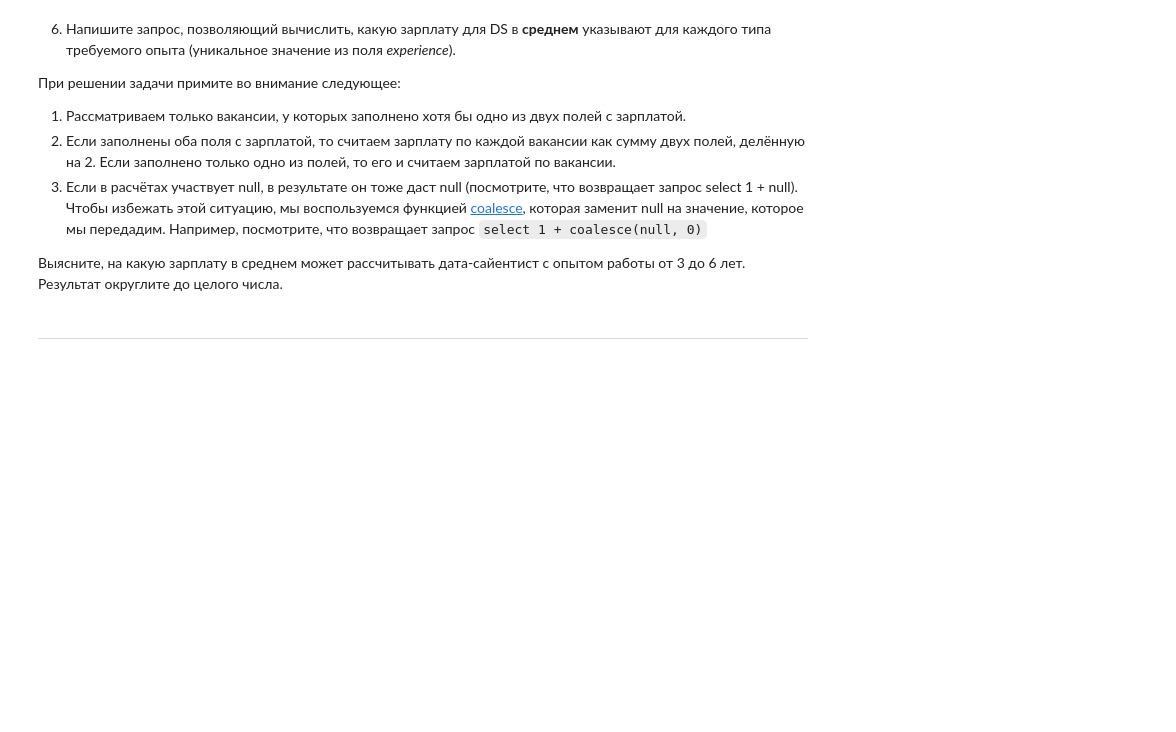
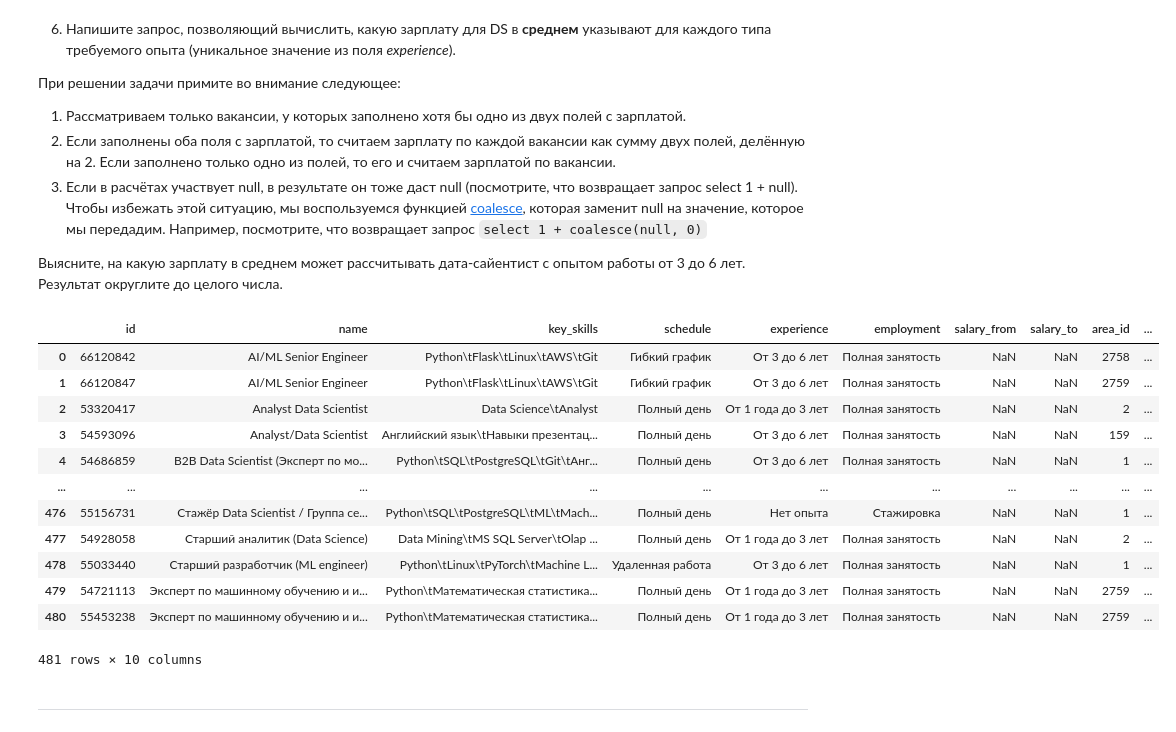
Before and after one commit to YarikKa2/SQL__StudyPrject2, a Jupyter notebook: code/SQL_StudyProject2.ipynb, the cells around one changed output. Cells and saved outputs as stored; diff of their text form; code cells hidden in the pictures; blank space fills up the shorter version.

```diff
--- a/code/SQL_StudyProject2.ipynb
+++ b/code/SQL_StudyProject2.ipynb
@@ -798,7 +768,45 @@ DS_Vacs
 
 Выясните, на какую зарплату в среднем может рассчитывать дата-сайентист с опытом работы от 3 до 6 лет. Результат округлите до целого числа.
 # %%
-# текст запроса
+query_6_6 = '''
+select
+    *
+
+from
+    vacancies v
+
+where
+
+    (
+    (name ILIKE '%data scientist%')
+    OR (name ILIKE '%data science%')
+    OR (name ILIKE '%исследователь данных%')
+    OR ((name ILIKE '%ML%') AND (name NOT ILIKE '%HTML%'))
+    OR (name ILIKE '%machine learning%')
+    OR (name ILIKE '%машинн%обучен%')
+    )
+
+    AND (key_skills IS NOT NULL)
+
+    order by v.name
+'''
+
+DS_Avg_Slry = pd.read_sql_query(query_6_6, connection)
+DS_Avg_Slry
+# %% [output]
+|  | id | name | key_skills | schedule | experience | employment | salary_from | salary_to | area_id | ... |
+| 0 | 66120842 | AI/ML Senior Engineer | Python\tFlask\tLinux\tAWS\tGit | Гибкий график | От 3 до 6 лет | Полная занятость | NaN | NaN | 2758 | ... |
+| 1 | 66120847 | AI/ML Senior Engineer | Python\tFlask\tLinux\tAWS\tGit | Гибкий график | От 3 до 6 лет | Полная занятость | NaN | NaN | 2759 | ... |
+| 2 | 53320417 | Analyst Data Scientist | Data Science\tAnalyst | Полный день | От 1 года до 3 лет | Полная занятость | NaN | NaN | 2 | ... |
+| 3 | 54593096 | Analyst/Data Scientist | Английский язык\tНавыки презентац... | Полный день | От 3 до 6 лет | Полная занятость | NaN | NaN | 159 | ... |
+| 4 | 54686859 | B2B Data Scientist (Эксперт по мо... | Python\tSQL\tPostgreSQL\tGit\tАнг... | Полный день | От 3 до 6 лет | Полная занятость | NaN | NaN | 1 | ... |
+| ... | ... | ... | ... | ... | ... | ... | ... | ... | ... | ... |
+| 476 | 55156731 | Стажёр Data Scientist / Группа се... | Python\tSQL\tPostgreSQL\tML\tMach... | Полный день | Нет опыта | Стажировка | NaN | NaN | 1 | ... |
+| 477 | 54928058 | Старший аналитик (Data Science) | Data Mining\tMS SQL Server\tOlap ... | Полный день | От 1 года до 3 лет | Полная занятость | NaN | NaN | 2 | ... |
+| 478 | 55033440 | Старший разработчик (ML engineer) | Python\tLinux\tPyTorch\tMachine L... | Удаленная работа | От 3 до 6 лет | Полная занятость | NaN | NaN | 1 | ... |
+| 479 | 54721113 | Эксперт по машинному обучению и и... | Python\tМатематическая статистика... | Полный день | От 1 года до 3 лет | Полная занятость | NaN | NaN | 2759 | ... |
+| 480 | 55453238 | Эксперт по машинному обучению и и... | Python\tМатематическая статистика... | Полный день | От 1 года до 3 лет | Полная занятость | NaN | NaN | 2759 | ... |
+481 rows × 10 columns
 # %%
 # результат запроса
 # %% [markdown]
```
Also changed, not shown: parts of 6 cells of this notebook.
